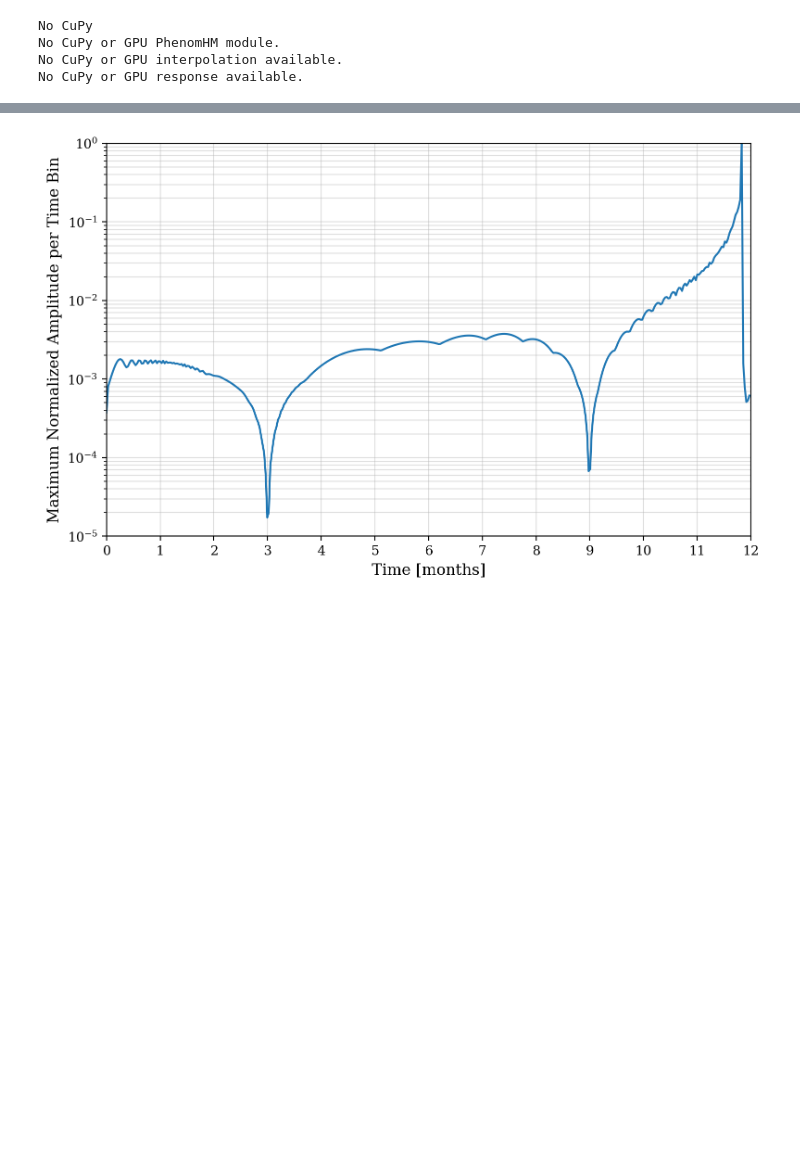
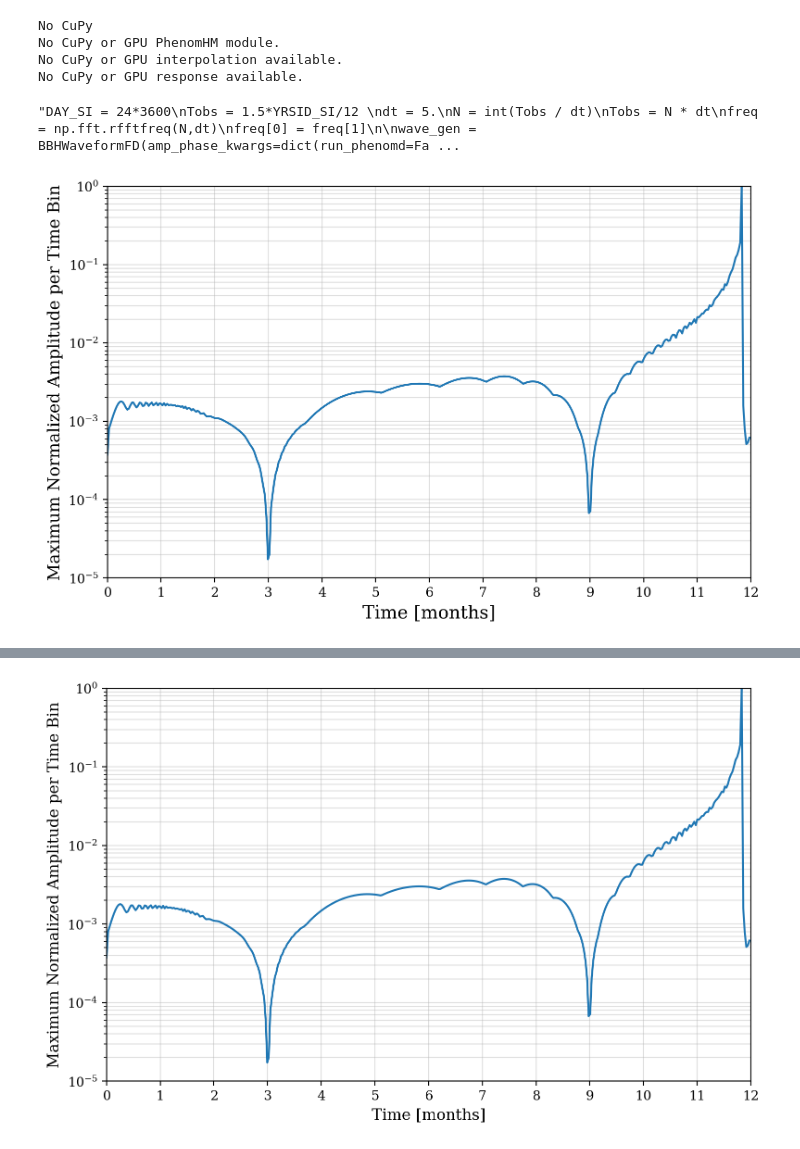
Before and after one commit to manishprasad0/LISA_Master_Thesis, a Jupyter notebook: attenuation/attenuation.ipynb, the cells around one changed output, grey strips where cells are left out. Drawn from its saved outputs; the diff is of its cells as text; code cells hidden in the pictures; blank space fills up the shorter version.

```diff
--- a/attenuation/attenuation.ipynb
+++ b/attenuation/attenuation.ipynb
@@ -28,6 +28,64 @@ def generate_noise(N, dt, sens_mat, seed=None):
         noises.append(noise)
     noises = np.array(noises)
     return noises
+# %%
+"""DAY_SI = 24*3600
+Tobs = 1.5*YRSID_SI/12
+dt = 5.
+N = int(Tobs / dt)
+Tobs = N * dt
+freq = np.fft.rfftfreq(N,dt)
+freq[0] = freq[1]
+
+wave_gen = BBHWaveformFD(amp_phase_kwargs=dict(run_phenomd=False), use_gpu=False)
+
+m1 = 2e5
+m2 = 1e5
+chi1z = 0.0
+chi2z = 0.7
+dist = 2 * 1e9 * PC_SI
+phi_ref = 1.0
+f_ref = 1.0
+inc = 2*np.pi/3.
+beta= 0
+lam = 0
+psi = np.pi
+t_ref = Tobs - 5*DAY_SI
+
+modes = [(2,2), (2,1), (3,3), (3,2), (4,4), (4,3)]
+
+wave_freq_domain = wave_gen(m1, m2, chi1z, chi2z,
+                            dist, phi_ref, f_ref, inc, lam,
+                            beta, psi, t_ref,
+                            freqs=freq, modes=modes,
+                            direct=False, fill=True, squeeze=True, length=1024)[0]
+wave_time_domain = np.fft.irfft(wave_freq_domain, axis=-1)
+
+f, t, Zxx = sp.signal.stft(wave_time_domain[1], fs=1/dt, nperseg=1414, noverlap=0)
+max_freq = 0.1
+max_freq_idx = np.searchsorted(f, max_freq)
+min_freq = 3e-5
+min_freq_idx = np.searchsorted(f, min_freq)
+
+t_months = t/(24*3600)#/30.45428241
+
+plt.figure(figsize=(8, 5))
+
+fontsize_plots = 14
+plt.pcolormesh(t_months, f[min_freq_idx:max_freq_idx], np.abs(Zxx[min_freq_idx:max_freq_idx]), vmin=0,
+               vmax= np.max(np.abs(Zxx[min_freq_idx:max_freq_idx]))/50, cmap='viridis')
+
+### Add a grid with 20 vertical lines and 10 horizontal lines
+plt.grid(True, which='both', alpha=0.2)
+#plt.xticks(np.arange(0, 13, 1))
+
+plt.yscale('log')
+plt.ylabel('Frequency [Hz]', fontsize=fontsize_plots)
+plt.xlabel('Time [days]', fontsize=fontsize_plots)
+plt.colorbar()
+"""
+# %% [output]
+"DAY_SI = 24*3600\nTobs = 1.5*YRSID_SI/12 \ndt = 5.\nN = int(Tobs / dt)\nTobs = N * dt\nfreq = np.fft.rfftfreq(N,dt)\nfreq[0] = freq[1]\n\nwave_gen = BBHWaveformFD(amp_phase_kwargs=dict(run_phenomd=Fa ...
 # %%
 DAY_SI = 24*3600
 Tobs = YRSID_SI
@@ -70,4 +128,26 @@ min_freq_idx = np.searchsorted(f, min_freq)
 t_months = t/(24*3600)/30.45428241
 
 #Zxx_norm = (np.abs(Zxx[min_freq_idx:max_freq_idx])) / np.max(np.abs(Zxx[min_freq_idx:max_freq_idx]))
+# %%
+max_zxx = []
+for i in range(0, len(Zxx[0])):
+    max_zxx.append(np.max(np.abs(Zxx[:,i])))
+max_zxx = np.array(max_zxx)/np.max(np.array(max_zxx))
+
+t_final = -1
+plt.figure(figsize=(8, 5))
+plt.plot(t_months[0:t_final], max_zxx[0:t_final])
+plt.xlim(t_months[0], t_months[t_final])
+plt.ylabel('Maximum Normalized Amplitude per Time Bin', fontsize=fontsize_plots-1)
+plt.xlabel('Time [months]', fontsize=fontsize_plots)
+plt.yscale('log')
+plt.grid(True, which='both', alpha=0.4)
+plt.tight_layout()
+plt.xticks(np.arange(0, 13, 1))  # includes 12
+plt.ylim(1e-5, 1)
+# save figure as pdf
+plt.savefig("attenuation_stft_max_magnitude.pdf", bbox_inches="tight", dpi=300)
+plt.show()
+# %% [output]
+[figure, added]
 # %%
```
Also changed, not shown: parts of 7 cells of this notebook, 24 other files.
